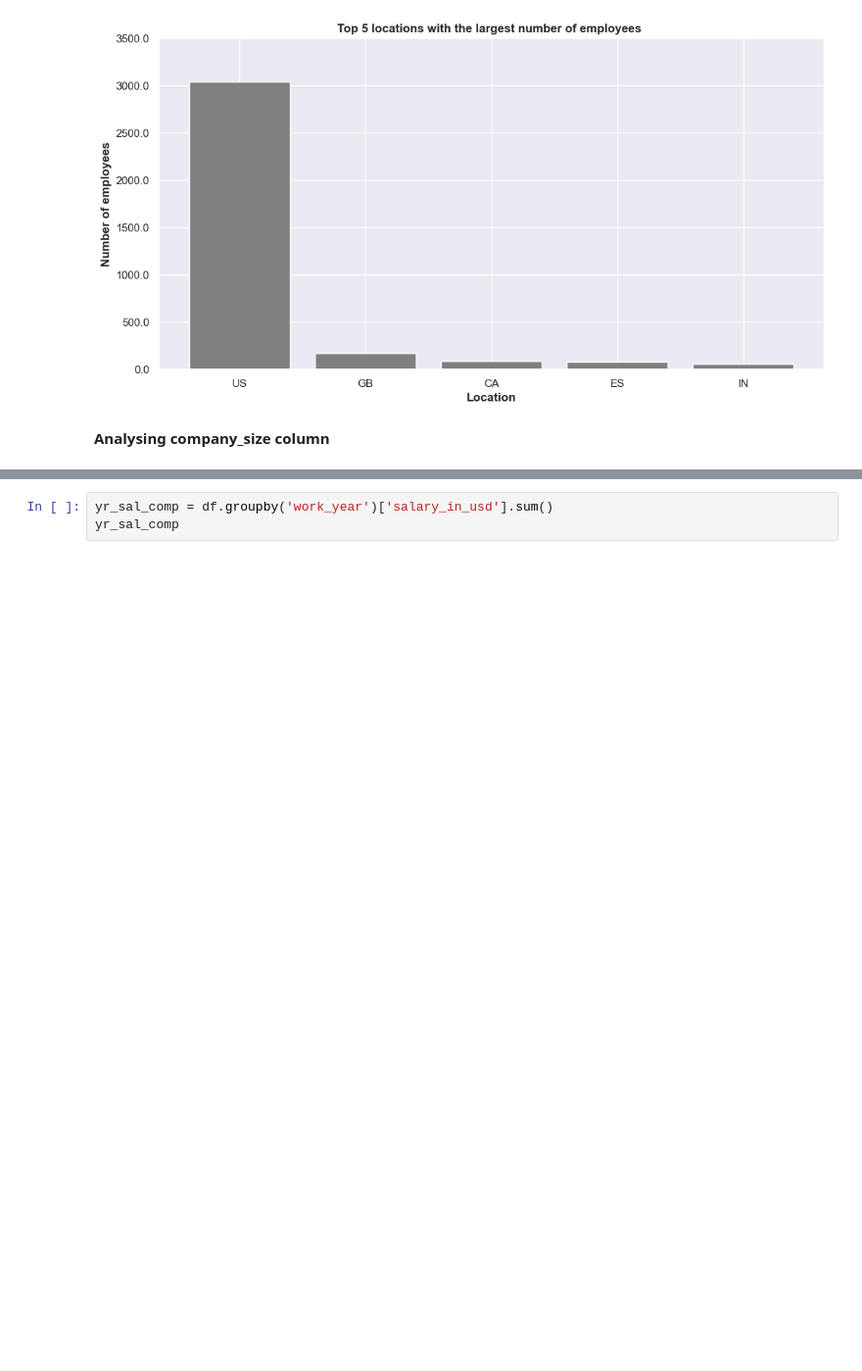
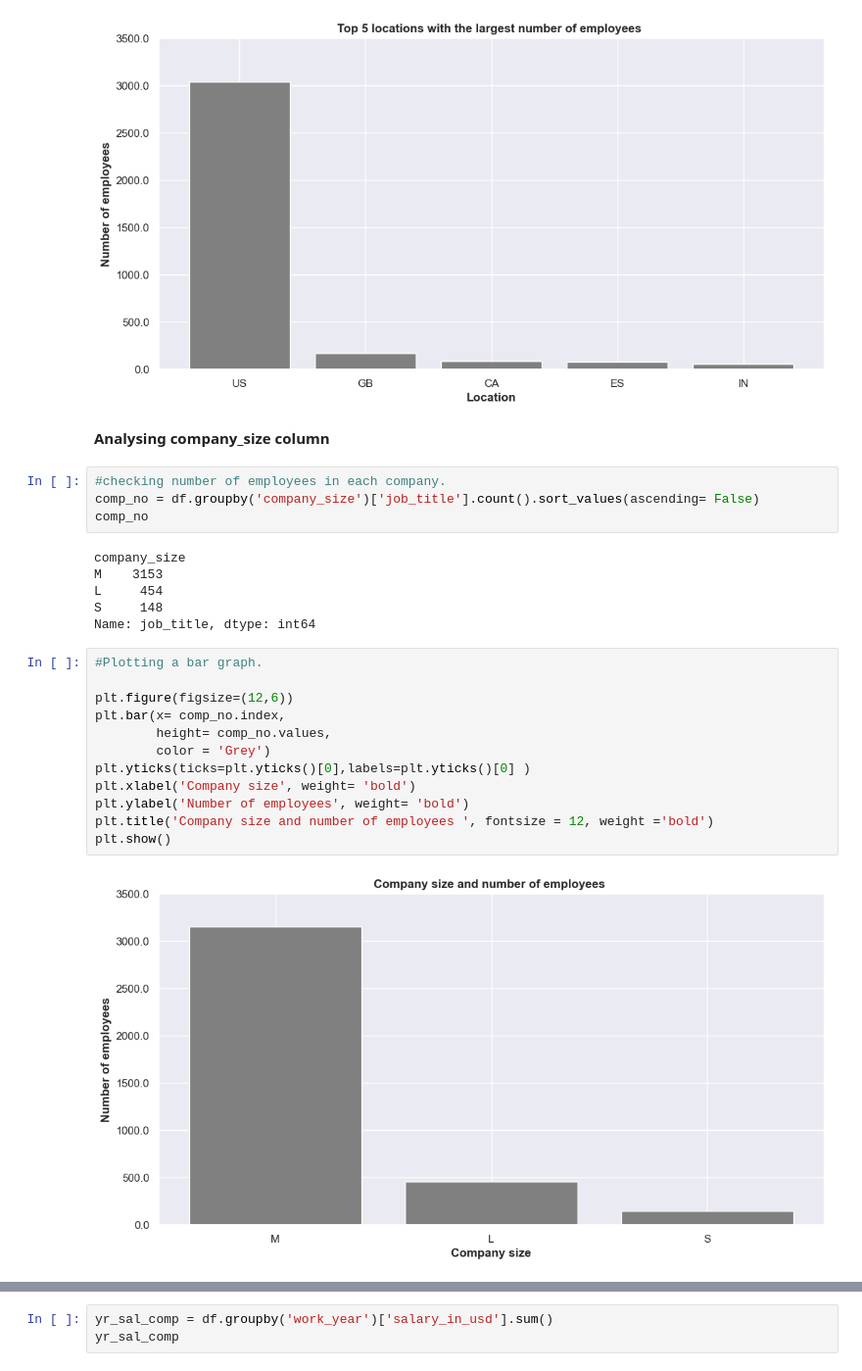
Before and after one commit to captin01/Data_Analysis, a Jupyter notebook: Data_salaries/Ds_salaries.ipynb, the cells around one changed output, grey strips where cells are left out. Shown at 98% size. Drawn from its saved outputs; the diff is of its cells as text; blank space fills up the shorter version.

```diff
--- a/Data_salaries/Ds_salaries.ipynb
+++ b/Data_salaries/Ds_salaries.ipynb
@@ -261,4 +261,28 @@ plt.show()
 [figure]
 # %% [markdown]
 **Analysing company_size column**
+# %%
+#checking number of employees in each company.
+comp_no = df.groupby('company_size')['job_title'].count().sort_values(ascending= False)
+comp_no
+# %% [output]
+company_size
+M    3153
+L     454
+S     148
+Name: job_title, dtype: int64
+# %%
+#Plotting a bar graph.
+
+plt.figure(figsize=(12,6))
+plt.bar(x= comp_no.index,
+        height= comp_no.values,
+        color = 'Grey')
+plt.yticks(ticks=plt.yticks()[0],labels=plt.yticks()[0] )
+plt.xlabel('Company size', weight= 'bold')
+plt.ylabel('Number of employees', weight= 'bold')
+plt.title('Company size and number of employees ', fontsize = 12, weight ='bold')
+plt.show()
+# %% [output]
+[figure, added]
 # %%
```
Also changed, not shown: parts of 31 cells of this notebook.
